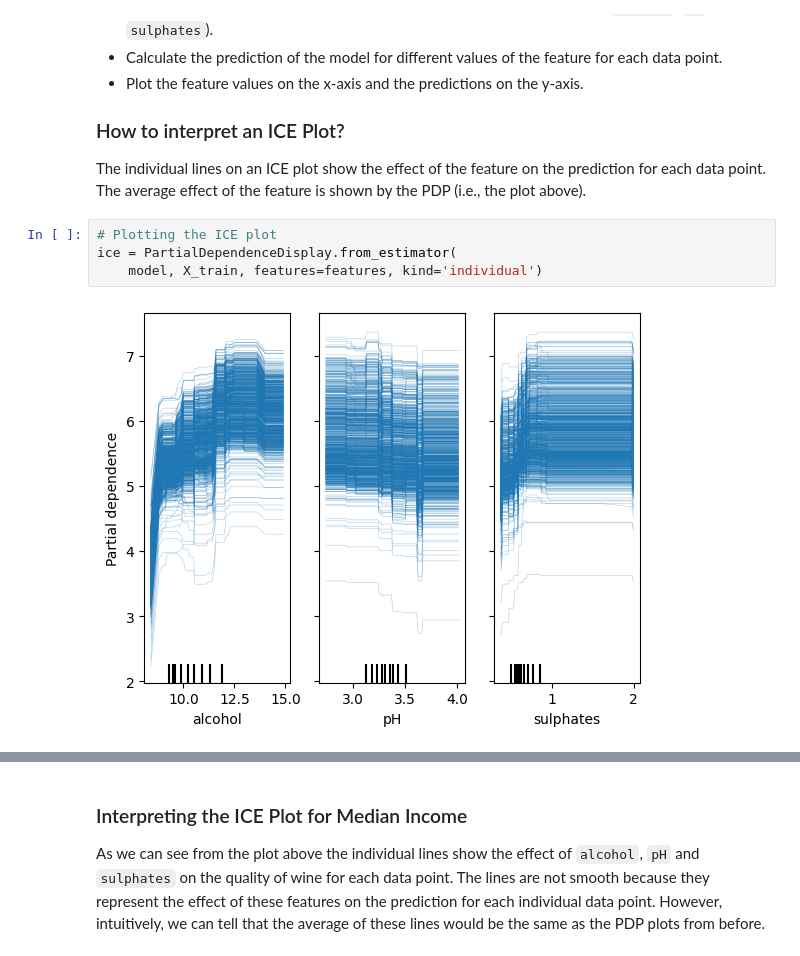
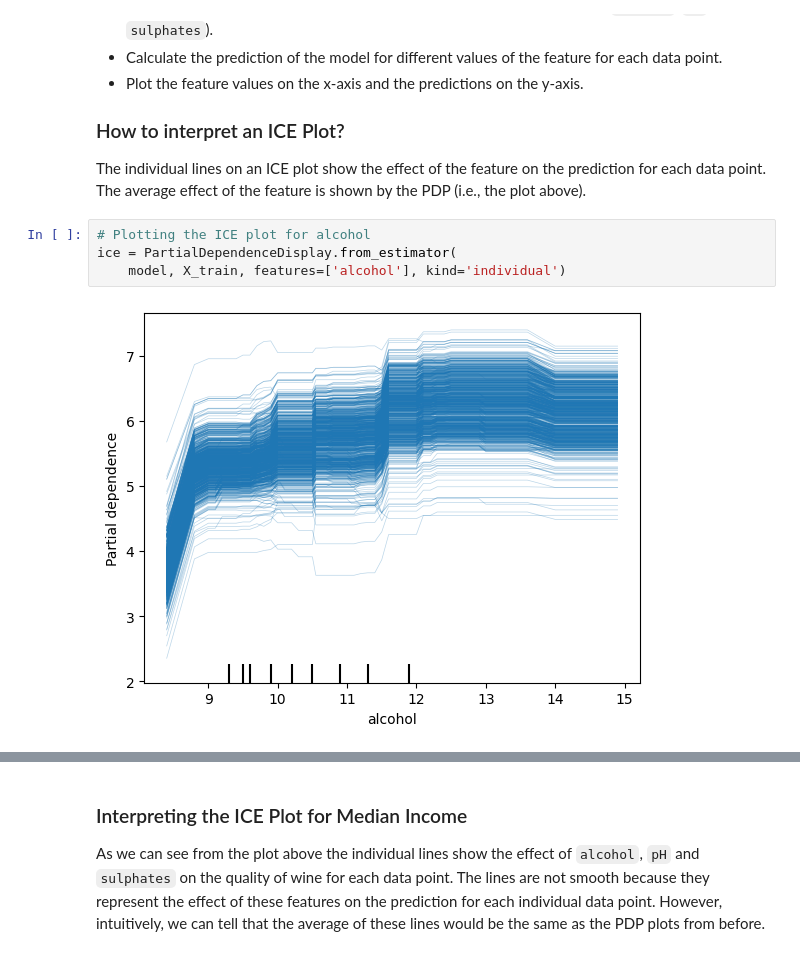
Before and after one commit to AaryaDesai1/PDP_ICE_ALE, a Jupyter notebook: PDP_ALE.ipynb, the cells around one changed output, grey strips where cells are left out. Drawn from its saved outputs; the diff is of its cells as text.

```diff
--- a/PDP_ALE.ipynb
+++ b/PDP_ALE.ipynb
@@ -202,8 +211,8 @@ ICE plots are similar to PDPs, but instead of showing the average effect of a fe
 ### How to interpret an ICE Plot?
 The individual lines on an ICE plot show the effect of the feature on the prediction for each data point. The average effect of the feature is shown by the PDP (i.e., the plot above).
 # %%
-# Plotting the ICE plot
+# Plotting the ICE plot for alcohol
 ice = PartialDependenceDisplay.from_estimator(
-    model, X_train, features=features, kind='individual')
+    model, X_train, features=['alcohol'], kind='individual')
 # %% [output]
-[figure, old version]
+[figure, new version]
```
Also changed, not shown: parts of 5 cells of this notebook.
